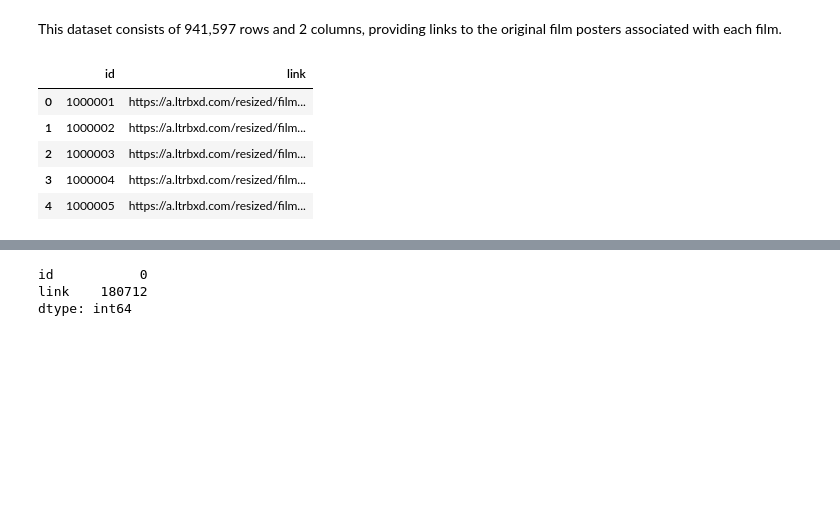
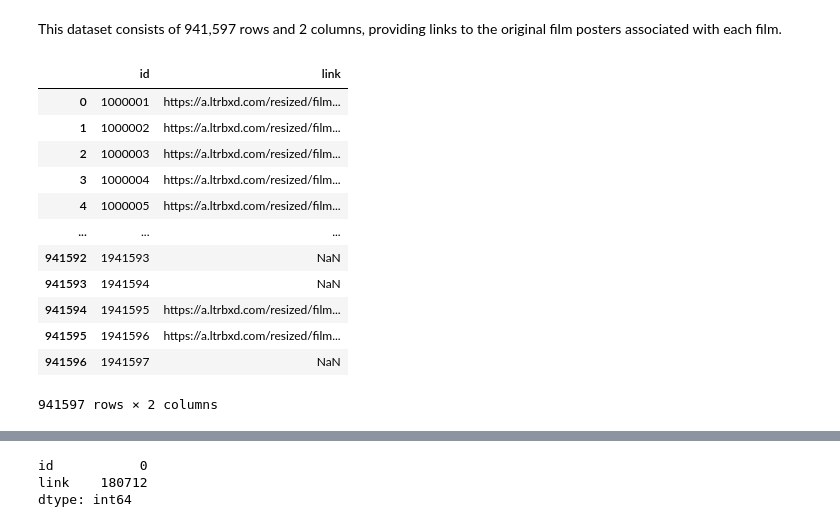
Before and after one commit to Yassek98/IUM-TWEB-Project, a Jupyter notebook: solution/notebooks/explorations/data_exploration.ipynb, the cells around one changed output, grey strips where cells are left out. Drawn from its saved outputs; the diff is of its cells as text; code cells hidden in the pictures; blank space fills up the shorter version.

```diff
--- a/solution/notebooks/explorations/data_exploration.ipynb
+++ b/solution/notebooks/explorations/data_exploration.ipynb
@@ -273,14 +323,21 @@ posters_df.shape
 # %% [markdown]
 This dataset consists of 941,597 rows and 2 columns, providing links to the original film posters associated with each film.
 # %%
-posters_df.head()
+posters_df
 # %% [output]
 |  | id | link |
 | 0 | 1000001 | https://a.ltrbxd.com/resized/film... |
 | 1 | 1000002 | https://a.ltrbxd.com/resized/film... |
 | 2 | 1000003 | https://a.ltrbxd.com/resized/film... |
 | 3 | 1000004 | https://a.ltrbxd.com/resized/film... |
 | 4 | 1000005 | https://a.ltrbxd.com/resized/film... |
+| ... | ... | ... |
+| 941592 | 1941593 | NaN |
+| 941593 | 1941594 | NaN |
+| 941594 | 1941595 | https://a.ltrbxd.com/resized/film... |
+| 941595 | 1941596 | https://a.ltrbxd.com/resized/film... |
+| 941596 | 1941597 | NaN |
+941597 rows × 2 columns
 # %%
 posters_df['link'] = posters_df['link'].astype('string')
 
```
Also changed, not shown: parts of 89 cells of this notebook.
